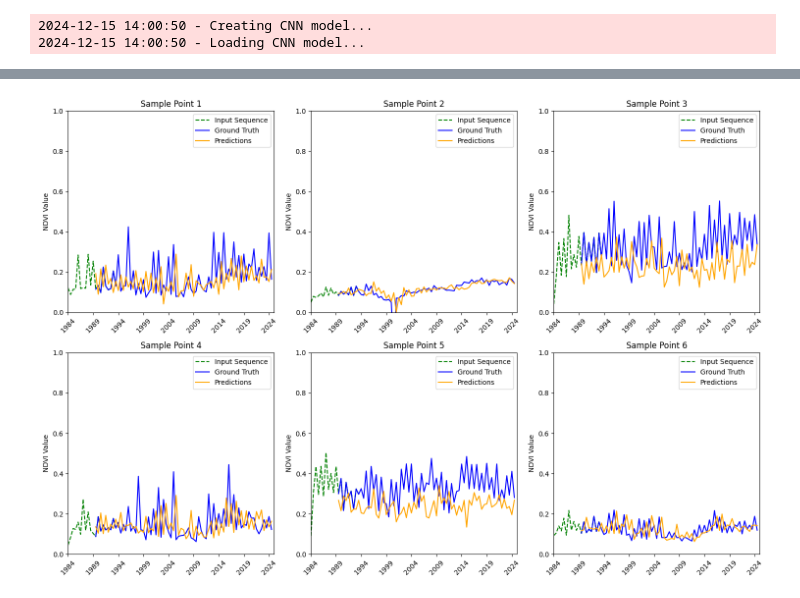
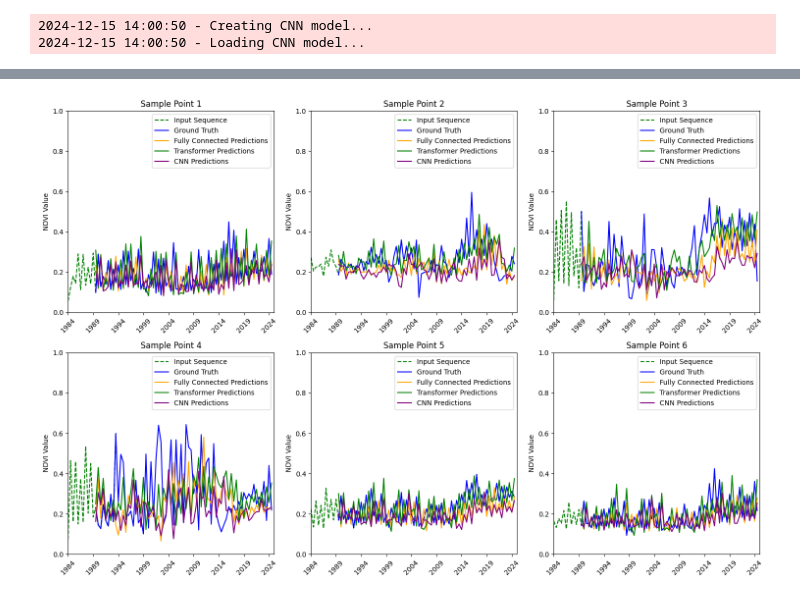
Before and after one commit to FaranIdo/SSTSRS, a Jupyter notebook: code/visual_test_ts.ipynb, the cells around one changed output, grey strips where cells are left out. Drawn from its saved outputs; the diff is of its cells as text; code cells hidden in the pictures.

Commit message:
Add figure of everything

```diff
--- a/code/visual_test_ts.ipynb
+++ b/code/visual_test_ts.ipynb
@@ -697,32 +697,36 @@ visualize_predictions(predictions_list, ground_truth_list, years_list, input_seq
 # %%
 # Create a figure with subplots
-num_points = len(ground_truth_list)
+num_points = 6
 num_rows = (num_points + 2) // 3  # Round up division
 fig, axes = plt.subplots(num_rows, 3, figsize=(15, 10))
 axes = axes.flatten()
+
 
 # Plot each point's predictions
 for i in range(num_points):
     plt.sca(axes[i])
     axes[i].plot(
-        input_sequences_list[i][:, 1], input_sequences_list[i][:, 0],
+        input_sequences_list_fully_connected[i][:, 1], input_sequences_list_fully_connected[i][:, 0],
         label='Input Sequence', color='green', linestyle='--'
     )  # Input Sequence visualization
     axes[i].set_ylabel('NDVI Value')
-    axes[i].plot(years_list[i], ground_truth_list[i], label='Ground Truth', color='blue')
-    axes[i].plot(years_list[i], predictions_list[i], label='Predictions', color='orange')
+    axes[i].plot(years_list_fully_connected[i], ground_truth_list_fully_connected[i], label='Ground Truth', color='blue')
+    axes[i].plot(years_list_fully_connected[i], predictions_list_fully_connected[i], label='Fully Connected Predictions', color='orange')
+    axes[i].plot(years_list_transformer[i], predictions_list_transformer[i], label='Transformer Predictions', color='green')
+    #axes[i].plot(years_list_lstm[i], predictions_list_lstm[i], label='LSTM Predictions', color='red')
+    axes[i].plot(years_list_cnn[i], predictions_list_cnn[i], label='CNN Predictions', color='purple')
     axes[i].set_title(f'Sample Point {i + 1}')
     axes[i].legend()
     axes[i].set_ylim(0, 1)  # Set y-axis scale to 0..1
     axes[i].set_xlim(1984, 2025)  # Set the X-axis limits
     axes[i].set_xticks(range(1984, 2026, 5))  # Set X-axis ticks every 5 years
     axes[i].tick_params(axis='x', rotation=45)  # Rotate X-axis labels for better readability
 
 # Remove any empty subplots
 for i in range(num_points, len(axes)):
     fig.delaxes(axes[i])
 
 plt.tight_layout()
 plt.show()
 # %% [output]
-[figure, old version]
+[figure, new version]
```
Also changed, not shown: parts of 1 cell of this notebook.
